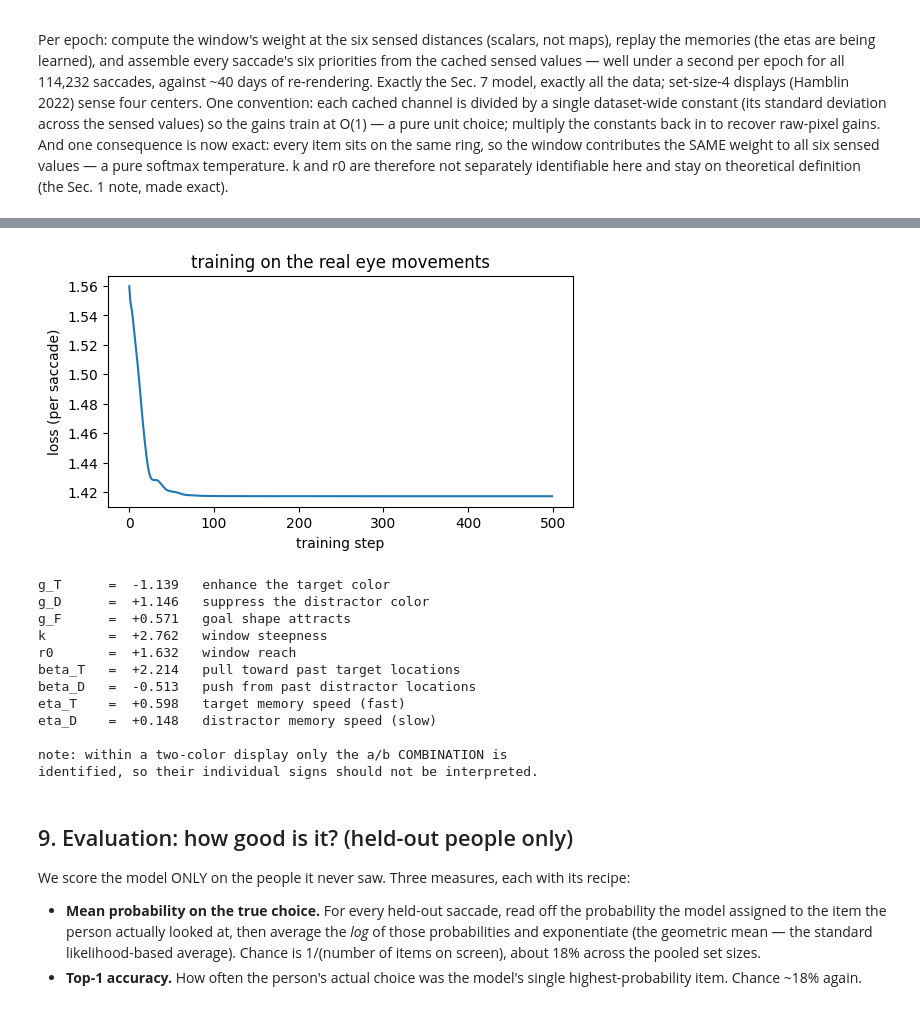
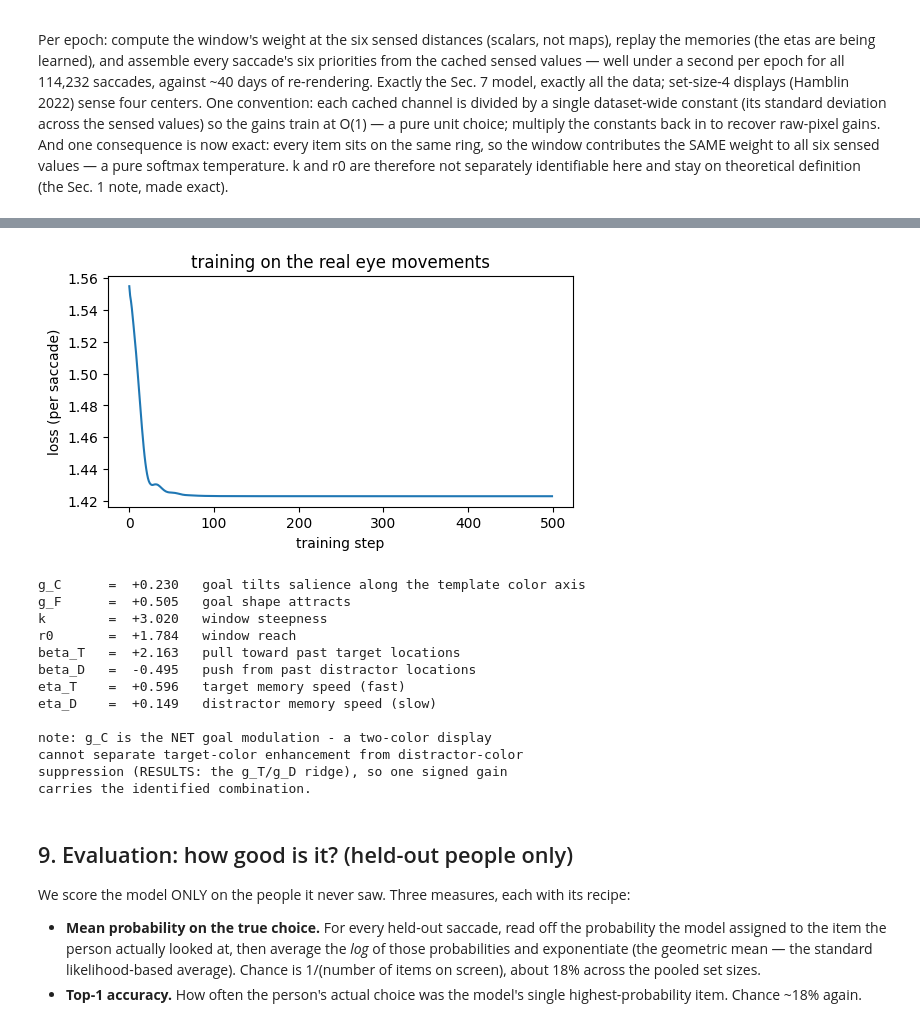
Before and after one commit to HanZhang-psych/Ego-Spatial-Sense, a Jupyter notebook: Visual-Search/tutorial_visual_search.ipynb, the cells around one changed output, grey strips where cells are left out. Cells and saved outputs as stored; diff of their text form; code cells hidden in the pictures.

```diff
--- a/Visual-Search/tutorial_visual_search.ipynb
+++ b/Visual-Search/tutorial_visual_search.ipynb
@@ -642,8 +633,8 @@ their Sec. 3 and Sec. 6 jobs.)
 # accumulate_history and selection_history_map are Sec. 4's - reused, not redefined
 
 def combined_map(img, past_targets, past_singletons,
-                 g_T, g_D, g_F, beta_T, beta_D, eta_T, eta_D,
-                 target_color="green", distractor_color="red"):
+                 g_C, g_F, beta_T, beta_D, eta_T, eta_D,
+                 target_color="green"):
     '''The pre-window priority map M(x) of Sec. 1, from raw inputs:
     the display image plus the RAW TRIAL HISTORY - the lists of
     where the target and the singleton appeared on previous trials.
@@ -653,20 +644,14 @@ def combined_map(img, past_targets, past_singletons,
     compressed into h_T, h_D), and beta_T, beta_D weigh the result
     in the map.'''
     cmaps = opponency_contrast(img)                      # Sec. 3, line for line
-    u_ = template_axis(target_color); perp_ = (-u_[1], u_[0])
-    gmap = u_[0]*cmaps["RG"] + u_[1]*cmaps["BY"]
-    omap = perp_[0]*cmaps["RG"] + perp_[1]*cmaps["BY"]
-    uS_ = template_axis(distractor_color)
-    cph_ = u_[0]*uS_[0] + u_[1]*uS_[1]
-    sph_ = perp_[0]*uS_[0] + perp_[1]*uS_[1]
-    dmap = cph_*gmap + sph_*omap
+    u_ = template_axis(target_color)
+    gmap = u_[0]*cmaps["RG"] + u_[1]*cmaps["BY"]         # signed D_T
     # the fixed maps become tensors HERE, where they meet the learned
     # gains - so Sec. 8's training can differentiate through this map
-    chT = torch.as_tensor(np.maximum(gmap, 0))           # relu(D_T)
-    chD = torch.as_tensor(np.maximum(dmap, 0))           # relu(D_dist)
+    gmap = torch.as_tensor(gmap)
     sm = shape_match_map(img)
     sm = torch.as_tensor(sm / max(sm.max(), 1e-9))
-    salience = g_T*chT - g_D*chD + g_F*sm                # Sec. 3
+    salience = g_C*gmap + g_F*sm                         # Sec. 3
     h_T = accumulate_history(past_targets, eta_T)        # Sec. 4
     h_D = accumulate_history(past_singletons, eta_D)
     history_field = selection_history_map(beta_T*h_T + beta_D*h_D)
@@ -674,14 +659,14 @@ def combined_map(img, past_targets, past_singletons,
 
 
 def priority_map(img, past_targets, past_singletons,
-                 g_T, g_D, g_F, k, r0, beta_T, beta_D, eta_T, eta_D):
+                 g_C, g_F, k, r0, beta_T, beta_D, eta_T, eta_D):
     '''The final priority map P(x) = w(x) * M(x) (Sec. 1, steps 1-2).
     k and r0 are the window's steepness and reach (Sec. 6).'''
     yy_, xx_ = np.mgrid[0:IMG, 0:IMG]
     d_px = torch.as_tensor(np.hypot(xx_ - IMG/2, yy_ - IMG/2) / (IMG/1.5))
     window = sigmoid(k * (r0 - d_px))                    # Sec. 6
     return window * combined_map(img, past_targets, past_singletons,
-                                 g_T, g_D, g_F, beta_T, beta_D,
+                                 g_C, g_F, beta_T, beta_D,
                                  eta_T, eta_D)
 
 
@@ -711,8 +696,8 @@ before and after the attention window, on one shared color scale.
 (With these placeholder gains the history bump at item 2 dominates;
 the trained gains of Sec. 7 set the real balance.)
 # %%
-# the nine Sec. 1 parameters, in one place
-PARAMS = dict(g_T=gT_demo, g_D=gD_demo, g_F=gF_demo,
+# the eight Sec. 1 parameters, in one place
+PARAMS = dict(g_C=gC_demo, g_F=gF_demo,
               k=k_demo, r0=r0_demo,
               beta_T=betaT_demo, beta_D=betaD_demo,
               eta_T=etaT_demo, eta_D=etaD_demo)  # all 9 params
@@ -817,15 +802,13 @@ def display_for(setsize, targ, sing, tc="green", sc="red"):
                         shape=shape_for(j + 1, targ)) for j in range(setsize)])
 
 UNIT = dict(beta_T=0.0, beta_D=0.0, eta_T=0.5, eta_D=0.5)  # history off
-def channel_maps(img_, tc="green", sc="red"):
+def channel_maps(img_, tc="green"):
     # combined_map with a single unit gain returns exactly the map that
     # gain multiplies (the pre-window map is linear in the gains)
-    cols = dict(target_color=tc, distractor_color=sc)
     return torch.stack([torch.as_tensor(np.asarray(
-        combined_map(img_, [], [], **g, **UNIT, **cols)))
-        for g in (dict(g_T=1.0, g_D=0.0, g_F=0.0),
-                  dict(g_T=0.0, g_D=1.0, g_F=0.0),
-                  dict(g_T=0.0, g_D=0.0, g_F=1.0))])
+        combined_map(img_, [], [], **g, **UNIT, target_color=tc)))
+        for g in (dict(g_C=1.0, g_F=0.0),
+                  dict(g_C=0.0, g_F=1.0))])
 
 def centers(setsize):
     # the sensed pixels: each item's center (Sec. 7's predict_saccade)
@@ -836,7 +819,7 @@ def centers(setsize):
 # every display any saccade saw, sensed: A_CH[display, item, channel]
 keys = sorted(set(zip(sacc.setsize.astype(int),
                       sacc.targLoc.astype(int), sacc.singLoc.astype(int))))
-A_CH = torch.zeros(len(keys), 6, 3)
+A_CH = torch.zeros(len(keys), 6, 2)
 for d_, key in enumerate(keys):
     ch = channel_maps(display_for(*key))
     for j_, (py_, px_) in enumerate(centers(key[0])):
@@ -844,7 +827,7 @@ for d_, key in enumerate(keys):
 # channel units: ONE dataset-wide constant per channel (its std over
 # the sensed values) so the gains train at O(1) - a pure unit choice;
 # multiply the constants back in to recover raw-pixel gains
-NORM = A_CH.reshape(-1, 3).std(0)
+NORM = A_CH.reshape(-1, 2).std(0)
 A_CH = A_CH / NORM
 DIDX = {key: i for i, key in enumerate(keys)}
 didx = torch.tensor([DIDX[key] for key in
@@ -954,8 +937,7 @@ def model_F(w, raw_eta):
     hT = memT[tt["si"], tt["ti"]]; hD = memD[tt["si"], tt["ti"]]
     vals = w["beta_T"] * hT + w["beta_D"] * hD
     Ad = A_CH[didx]                                # sensed channels
-    sal = (w["g_T"]*Ad[..., 0] + w["g_D"]*Ad[..., 1]
-           + w["g_F"]*Ad[..., 2])
+    sal = w["g_C"]*Ad[..., 0] + w["g_F"]*Ad[..., 1]
     F = torch.zeros(N, 6)
     for s_ in (6, 4):
         msk = m6 if s_ == 6 else ~m6
@@ -964,7 +946,7 @@ def model_F(w, raw_eta):
     return F, memT, memD
 
 w = {name: torch.tensor(v, requires_grad=True) for name, v in
-     [("g_T", 0.5), ("g_D", 0.3), ("g_F", 1.0),
+     [("g_C", 0.5), ("g_F", 1.0),
       ("k", 2.0), ("r0", 0.5), ("beta_T", 0.5), ("beta_D", -0.1)]}
 raw_eta = {n: torch.tensor(0.0, requires_grad=True) for n in ["T", "D"]}
 optimizer = torch.optim.Adam(list(w.values()) + list(raw_eta.values()),
@@ -1011,11 +993,10 @@ epoch 475: loss 1.4173
-[figure, old version]
+[figure, new version]
 # %%
 learned = {k: v.item() for k, v in w.items()}
 learned["eta_T"] = torch.sigmoid(raw_eta["T"]).item()
 learned["eta_D"] = torch.sigmoid(raw_eta["D"]).item()
 for name, meaning in [
-        ("g_T", "enhance the target color"),
-        ("g_D", "suppress the distractor color"),
+        ("g_C", "goal tilts salience along the template color axis"),
         ("g_F", "goal shape attracts"),
         ("k", "window steepness"), ("r0", "window reach"),
         ("beta_T", "pull toward past target locations"),
@@ -1023,21 +1004,24 @@ for name, meaning in [
         ("eta_T", "target memory speed (fast)"),
         ("eta_D", "distractor memory speed (slow)")]:
     print(f"{name:8} = {learned[name]:+7.3f}   {meaning}")
-print("\nnote: within a two-color display only the a/b COMBINATION is")
-print("identified, so their individual signs should not be interpreted.")
+print("\nnote: g_C is the NET goal modulation - a two-color display")
+print("cannot separate target-color enhancement from distractor-color")
+print("suppression (RESULTS: the g_T/g_D ridge), so one signed gain")
+print("carries the identified combination.")
 # %% [output]
-g_T      =  -1.139   enhance the target color
-g_D      =  +1.146   suppress the distractor color
-g_F      =  +0.571   goal shape attracts
-k        =  +2.762   window steepness
-r0       =  +1.632   window reach
-beta_T   =  +2.214   pull toward past target locations
-beta_D   =  -0.513   push from past distractor locations
-eta_T    =  +0.598   target memory speed (fast)
-eta_D    =  +0.148   distractor memory speed (slow)
+g_C      =  +0.230   goal tilts salience along the template color axis
+g_F      =  +0.505   goal shape attracts
+k        =  +3.020   window steepness
+r0       =  +1.784   window reach
+beta_T   =  +2.163   pull toward past target locations
+beta_D   =  -0.495   push from past distractor locations
+eta_T    =  +0.596   target memory speed (fast)
+eta_D    =  +0.149   distractor memory speed (slow)
 
-note: within a two-color display only the a/b COMBINATION is
-identified, so their individual signs should not be interpreted.
+note: g_C is the NET goal modulation - a two-color display
+cannot separate target-color enhancement from distractor-color
+suppression (RESULTS: the g_T/g_D ridge), so one signed gain
+carries the identified combination.
 # %% [markdown]
 ## 9. Evaluation: how good is it? (held-out people only)
 
```
Also changed, not shown: parts of 18 cells of this notebook, 7 other files.
